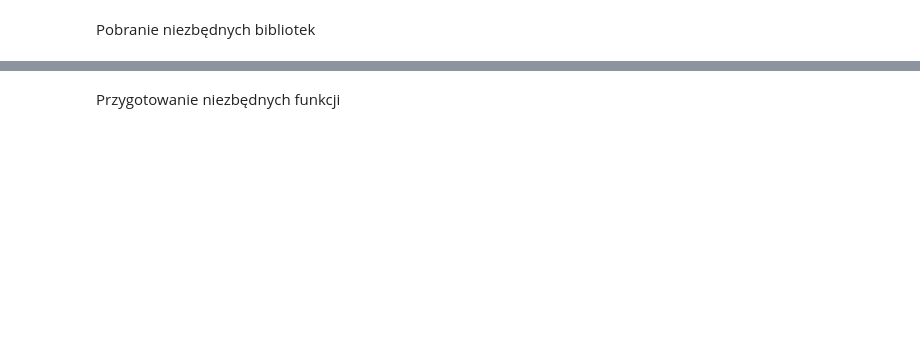
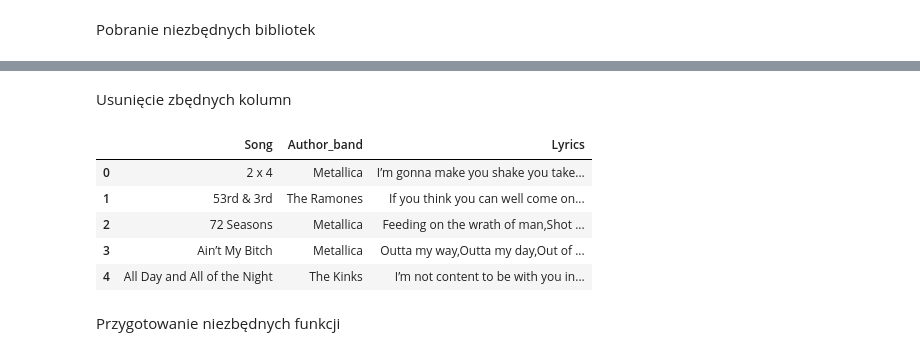
Before and after one commit to WickedSero/text_mining_metallica_lyrics_nlp, a Jupyter notebook: Text mining - projekt.ipynb, the cells around one changed output, grey strips where cells are left out. Saved outputs shown, nothing was run; the diff lists cells and outputs as text; code cells hidden in the pictures; blank space fills up the shorter version.

```diff
--- a/Text mining - projekt.ipynb
+++ b/Text mining - projekt.ipynb
@@ -34,3 +34,15 @@ df.sample(5)
+# %% [markdown]
+Usunięcie zbędnych kolumn
+# %%
+df = df.drop(columns=['Songwriters', 'Duration' ,'Album', 'Album_type', 'No_on_album','Release_date', 'Link', 'Songwriters'])
+df.head(5)
+# %% [output]
+|  | Song | Author_band | Lyrics |
+| 0 | 2 x 4 | Metallica | I’m gonna make you shake you take... |
+| 1 | 53rd & 3rd | The Ramones | If you think you can well come on... |
+| 2 | 72 Seasons | Metallica | Feeding on the wrath of man,Shot ... |
+| 3 | Ain’t My Bitch | Metallica | Outta my way,Outta my day,Out of ... |
+| 4 | All Day and All of the Night | The Kinks | I’m not content to be with you in... |
 # %% [markdown]
 Przygotowanie niezbędnych funkcji
 # %%
```
Also changed, not shown: parts of 11 cells of this notebook.
